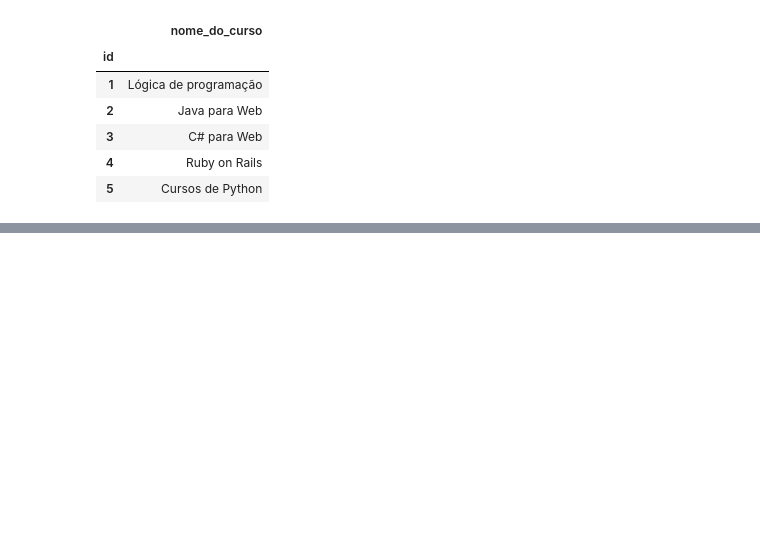
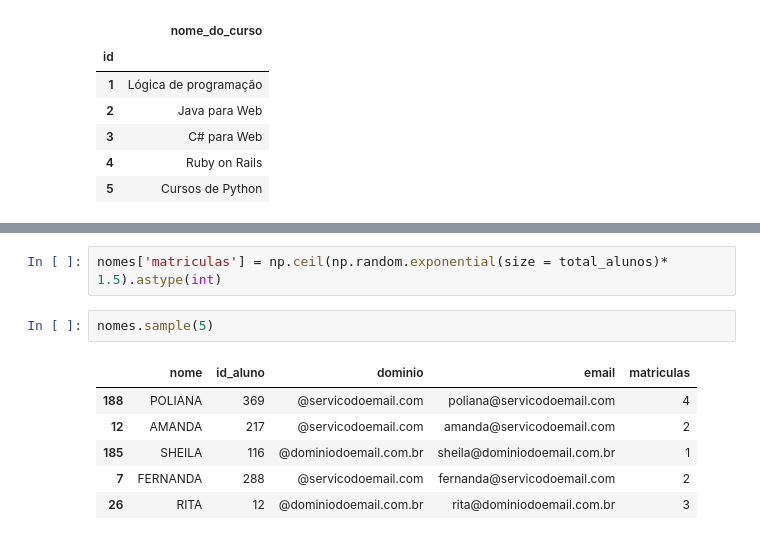
Before and after one commit to GabrielTB1/Pandas-IO, a Jupyter notebook: Pandas_IO.ipynb, the cells around one changed output, grey strips where cells are left out. Saved outputs shown, nothing was run; the diff lists cells and outputs as text; blank space fills up the shorter version.

```diff
--- a/Pandas_IO.ipynb
+++ b/Pandas_IO.ipynb
@@ -160,0 +172,11 @@ cursos.head(5)
+# %%
+nomes['matriculas'] = np.ceil(np.random.exponential(size = total_alunos)* 1.5).astype(int)
+# %%
+nomes.sample(5)
+# %% [output]
+|  | nome | id_aluno | dominio | email | matriculas |
+| 188 | POLIANA | 369 | @servicodoemail.com | poliana@servicodoemail.com | 4 |
+| 12 | AMANDA | 217 | @servicodoemail.com | amanda@servicodoemail.com | 2 |
+| 185 | SHEILA | 116 | @dominiodoemail.com.br | sheila@dominiodoemail.com.br | 1 |
+| 7 | FERNANDA | 288 | @servicodoemail.com | fernanda@servicodoemail.com | 2 |
+| 26 | RITA | 12 | @dominiodoemail.com.br | rita@dominiodoemail.com.br | 3 |
```
Also changed, not shown: parts of 6 cells of this notebook.
